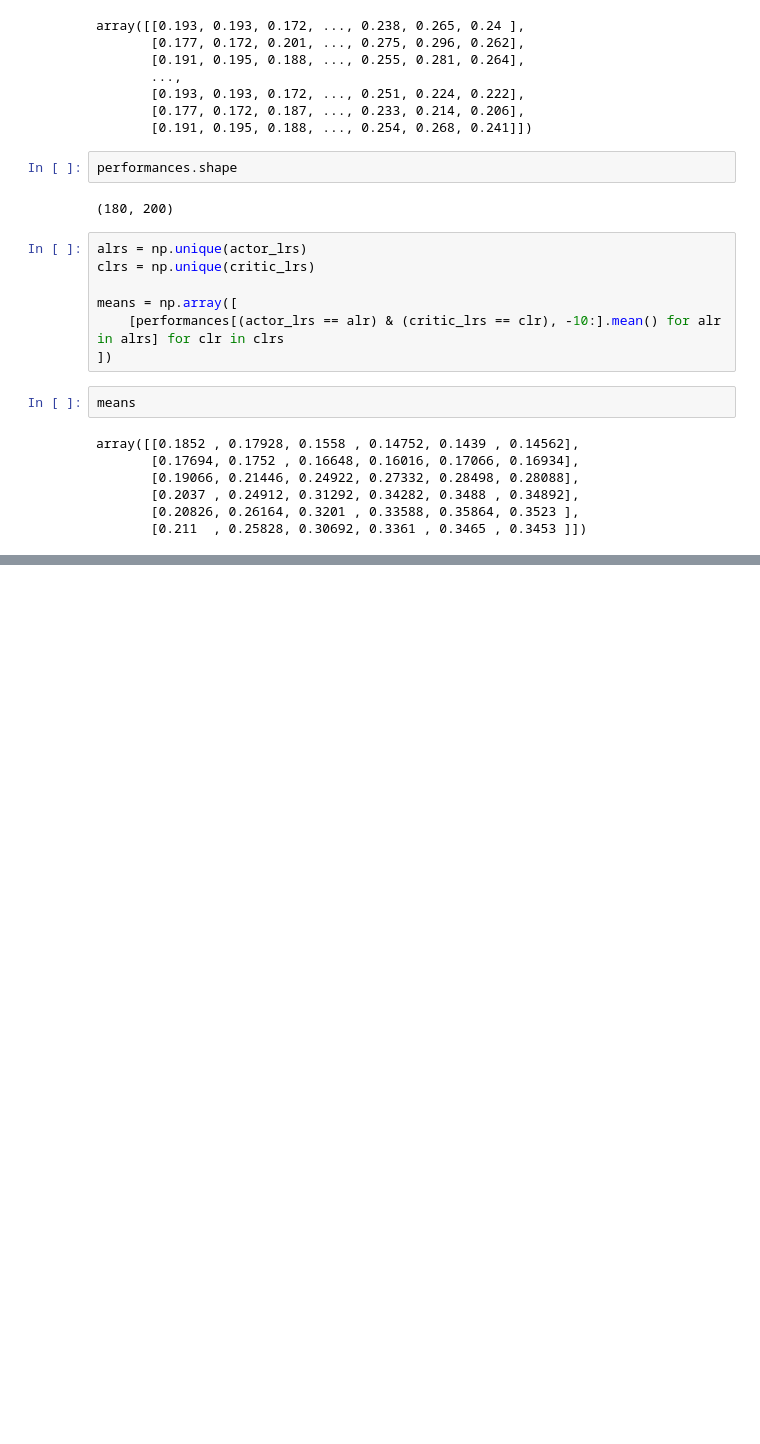
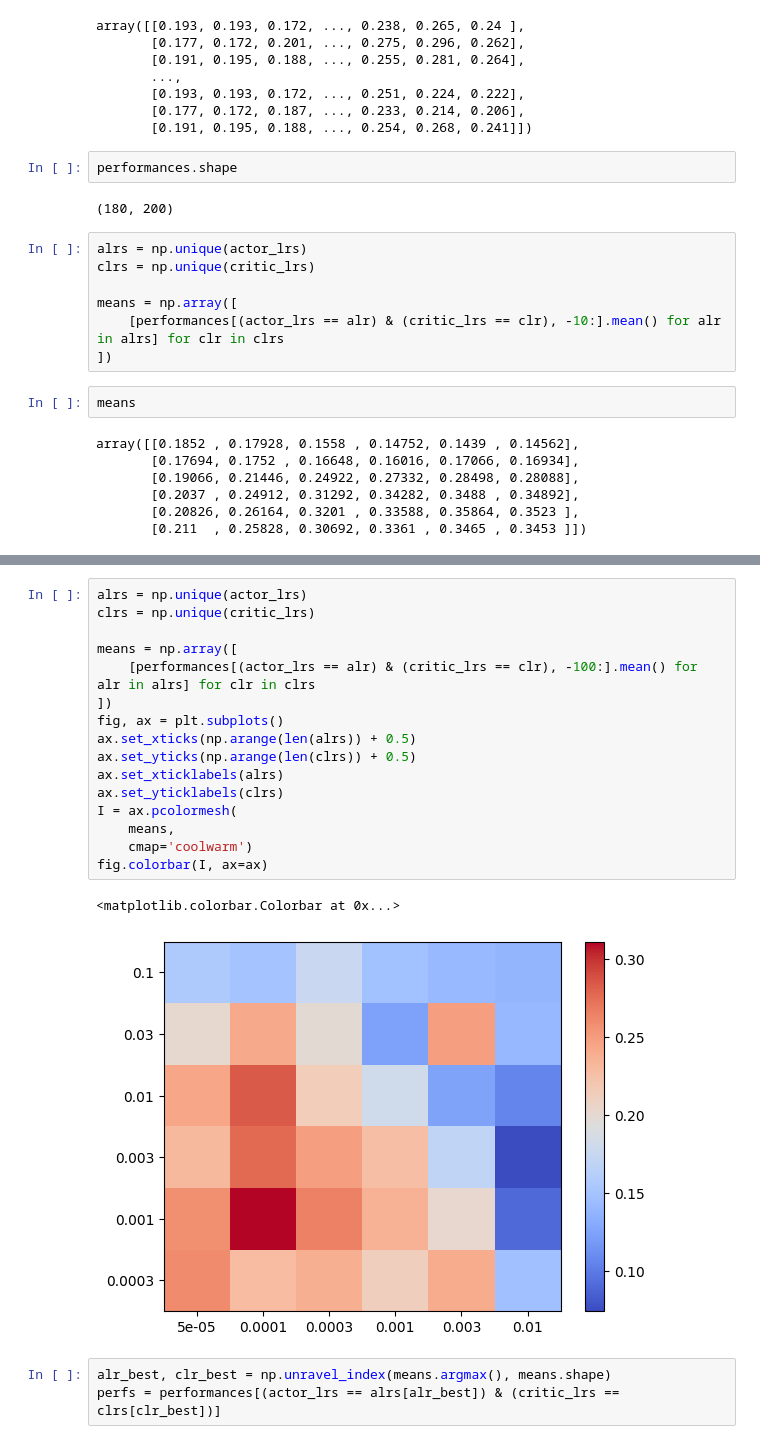
Before and after one commit to google-research/laurel, a Jupyter notebook: notebooks/reinforcement_learning.ipynb, the cells around one changed output, grey strips where cells are left out. Saved outputs shown, nothing was run; the diff lists cells and outputs as text; blank space fills up the shorter version.

```diff
--- a/notebooks/reinforcement_learning.ipynb
+++ b/notebooks/reinforcement_learning.ipynb
@@ -67,0 +108,22 @@ fig.colorbar(I, ax=ax)
+# %%
+alrs = np.unique(actor_lrs)
+clrs = np.unique(critic_lrs)
+
+means = np.array([
+    [performances[(actor_lrs == alr) & (critic_lrs == clr), -100:].mean() for alr in alrs] for clr in clrs
+])
+fig, ax = plt.subplots()
+ax.set_xticks(np.arange(len(alrs)) + 0.5)
+ax.set_yticks(np.arange(len(clrs)) + 0.5)
+ax.set_xticklabels(alrs)
+ax.set_yticklabels(clrs)
+I = ax.pcolormesh(
+    means,
+    cmap='coolwarm')
+fig.colorbar(I, ax=ax)
+# %% [output]
+<matplotlib.colorbar.Colorbar at 0x...>
+[figure, added]
+# %%
+alr_best, clr_best = np.unravel_index(means.argmax(), means.shape)
+perfs = performances[(actor_lrs == alrs[alr_best]) & (critic_lrs == clrs[clr_best])]
```
Also changed, not shown: parts of 6 cells of this notebook, 1 other file.
